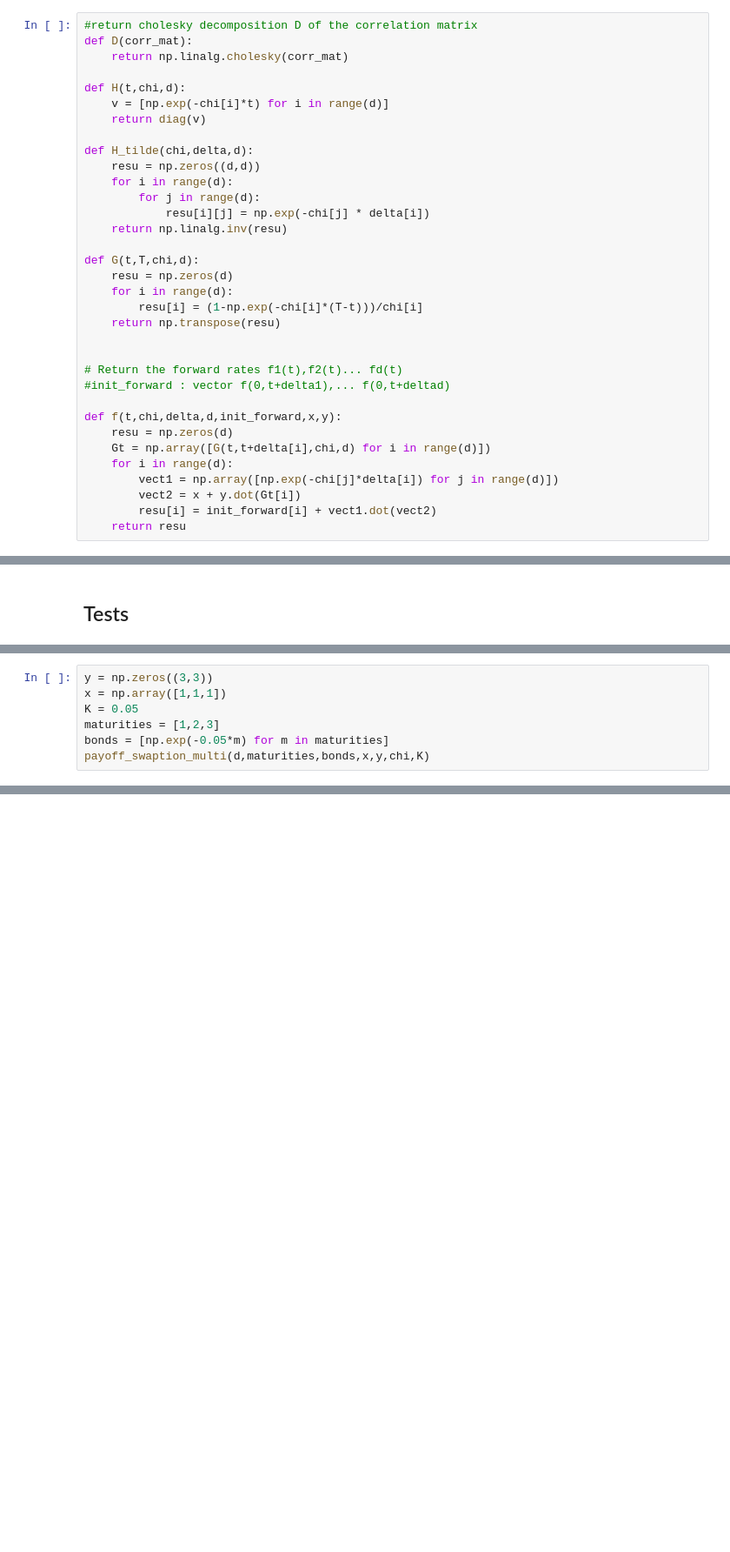
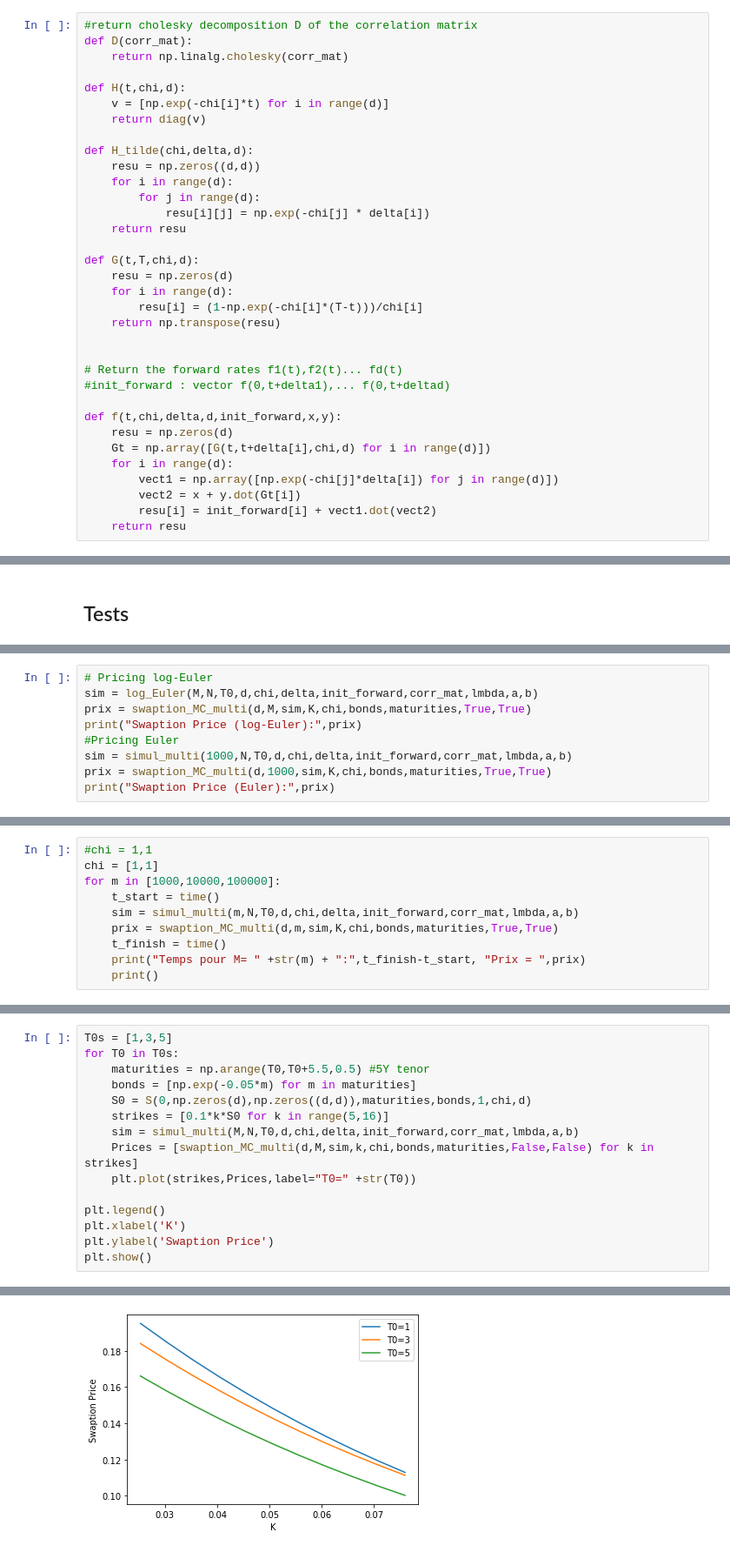
Before and after one commit to AlexisHoussard/Stage-Awalee-2021, a Jupyter notebook: Multidim.ipynb, the cells around one changed output, grey strips where cells are left out. Shown: that part at 87% size. Cells and saved outputs as stored; diff of their text form; blank space fills up the shorter version.

```diff
--- a/Multidim.ipynb
+++ b/Multidim.ipynb
@@ -53,7 +58,7 @@ def H_tilde(chi,delta,d):
     for i in range(d):
         for j in range(d):
             resu[i][j] = np.exp(-chi[j] * delta[i])
-    return np.linalg.inv(resu)
+    return resu
 
 def G(t,T,chi,d):
     resu = np.zeros(d)
@@ -208,7 +466,0 @@ print(X,Y)
-# %%
-y = np.zeros((3,3))
-x = np.array([1,1,1])
-K = 0.05
-maturities = [1,2,3]
-bonds = [np.exp(-0.05*m) for m in maturities]
-payoff_swaption_multi(d,maturities,bonds,x,y,chi,K)
@@ -237,0 +555,9 @@ Temps pour M= 100000: 3158.533299446106 Prix =  nan
+# %%
+# Pricing log-Euler
+sim = log_Euler(M,N,T0,d,chi,delta,init_forward,corr_mat,lmbda,a,b)
+prix = swaption_MC_multi(d,M,sim,K,chi,bonds,maturities,True,True)
+print("Swaption Price (log-Euler):",prix)
+#Pricing Euler
+sim = simul_multi(1000,N,T0,d,chi,delta,init_forward,corr_mat,lmbda,a,b)
+prix = swaption_MC_multi(d,1000,sim,K,chi,bonds,maturities,True,True)
+print("Swaption Price (Euler):",prix)
@@ -238,3 +569,13 @@ Temps pour M= 100000: 3158.533299446106 Prix =  nan
+# %%
+#chi = 1,1
+chi = [1,1]
+for m in [1000,10000,100000]:
+    t_start = time()
+    sim = simul_multi(m,N,T0,d,chi,delta,init_forward,corr_mat,lmbda,a,b)
+    prix = swaption_MC_multi(d,m,sim,K,chi,bonds,maturities,True,True)
+    t_finish = time()
+    print("Temps pour M= " +str(m) + ":",t_finish-t_start, "Prix = ",prix)
+    print()
 # %% [markdown]
 | M | Temps (sec) | Variance |
 |--------------|-----------|-----------|
@@ -243,0 +585,16 @@ Temps pour M= 100000: 3158.533299446106 Prix =  nan
+# %%
+T0s = [1,3,5]
+for T0 in T0s:
+    maturities = np.arange(T0,T0+5.5,0.5) #5Y tenor
+    bonds = [np.exp(-0.05*m) for m in maturities]
+    S0 = S(0,np.zeros(d),np.zeros((d,d)),maturities,bonds,1,chi,d)
+    strikes = [0.1*k*S0 for k in range(5,16)]
+    sim = simul_multi(M,N,T0,d,chi,delta,init_forward,corr_mat,lmbda,a,b)
+    Prices = [swaption_MC_multi(d,M,sim,k,chi,bonds,maturities,False,False) for k in strikes]
+    plt.plot(strikes,Prices,label="T0=" +str(T0))
+
+plt.legend()
+plt.xlabel('K')
+plt.ylabel('Swaption Price')
+plt.show()
+# %% [output]
@@ -243,0 +618 @@ Temps pour M= 100000: 3158.533299446106 Prix =  nan
+[figure, added]
```
Also changed, not shown: parts of 37 cells of this notebook.
